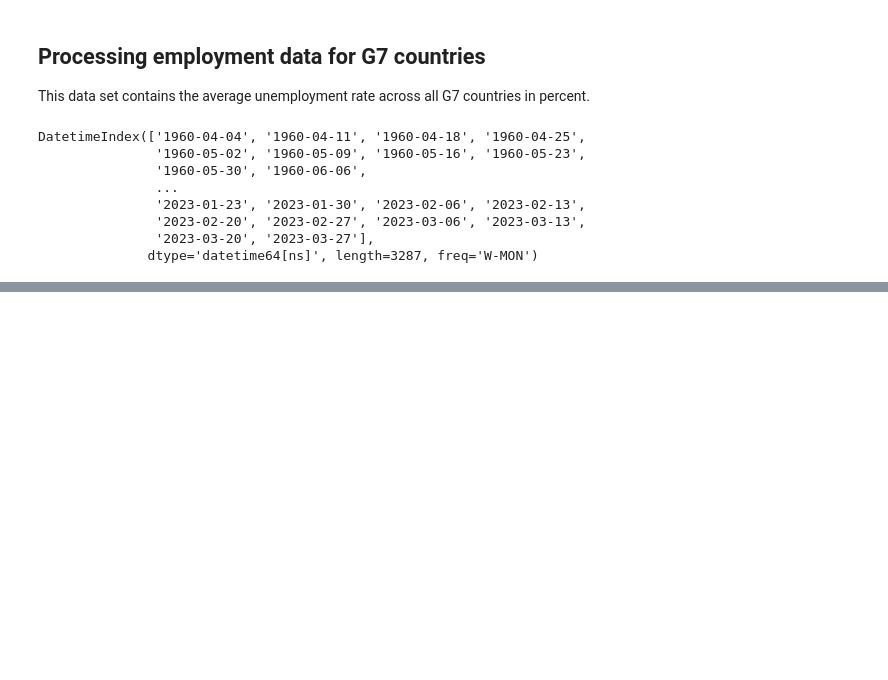
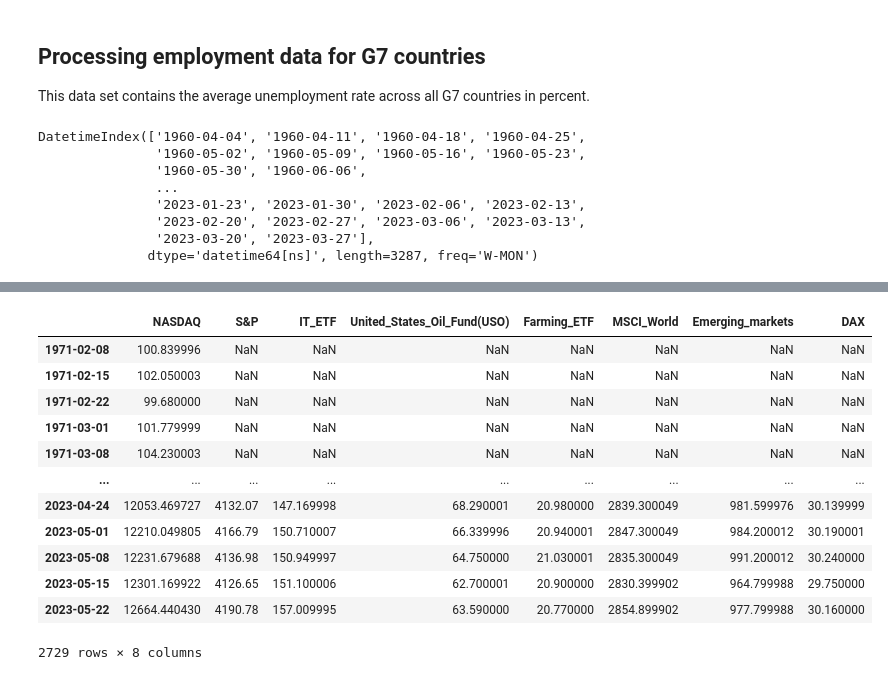
Before and after one commit to jhb300/project_submission_hai_performer, a Jupyter notebook: data_engineering/finanical_ts_preprocessing.ipynb, the cells around one changed output, grey strips where cells are left out. Cells and saved outputs as stored; diff of their text form; code cells hidden in the pictures; blank space fills up the shorter version.

Commit message:
Preprocessing for index data (for Forecasting)

```diff
--- a/data_engineering/finanical_ts_preprocessing.ipynb
+++ b/data_engineering/finanical_ts_preprocessing.ipynb
@@ -157,0 +170,3 @@ df_employment.to_csv("./financial_ts/g7_employment.csv", index=True)
+# %%
+df_indices = pd.read_csv("../data_collection/financial_ts/indices.csv", index_col=0)
+df_indices.head()
@@ -157,0 +193,20 @@ df_employment.to_csv("./financial_ts/g7_employment.csv", index=True)
+# %%
+# S&P 500 TS is not in float format - convert it
+df_indices['S&P'] = df_indices['S&P'].str.replace(',', '').astype(np.float64)
+# %%
+df_indices = spread_dataframe_to_weekly(df_indices)
+df_indices.head(13200)
+# %% [output]
+|  | NASDAQ | S&P | IT_ETF | United_States_Oil_Fund(USO) | Farming_ETF | MSCI_World | Emerging_markets | DAX |
+| 1971-02-08 | 100.839996 | NaN | NaN | NaN | NaN | NaN | NaN | NaN |
+| 1971-02-15 | 102.050003 | NaN | NaN | NaN | NaN | NaN | NaN | NaN |
+| 1971-02-22 | 99.680000 | NaN | NaN | NaN | NaN | NaN | NaN | NaN |
+| 1971-03-01 | 101.779999 | NaN | NaN | NaN | NaN | NaN | NaN | NaN |
+| 1971-03-08 | 104.230003 | NaN | NaN | NaN | NaN | NaN | NaN | NaN |
+| ... | ... | ... | ... | ... | ... | ... | ... | ... |
+| 2023-04-24 | 12053.469727 | 4132.07 | 147.169998 | 68.290001 | 20.980000 | 2839.300049 | 981.599976 | 30.139999 |
+| 2023-05-01 | 12210.049805 | 4166.79 | 150.710007 | 66.339996 | 20.940001 | 2847.300049 | 984.200012 | 30.190001 |
+| 2023-05-08 | 12231.679688 | 4136.98 | 150.949997 | 64.750000 | 21.030001 | 2835.300049 | 991.200012 | 30.240000 |
+| 2023-05-15 | 12301.169922 | 4126.65 | 151.100006 | 62.700001 | 20.900000 | 2830.399902 | 964.799988 | 29.750000 |
+| 2023-05-22 | 12664.440430 | 4190.78 | 157.009995 | 63.590000 | 20.770000 | 2854.899902 | 977.799988 | 30.160000 |
+2729 rows × 8 columns
```
Also changed, not shown: parts of 5 cells of this notebook, 3 other files.
